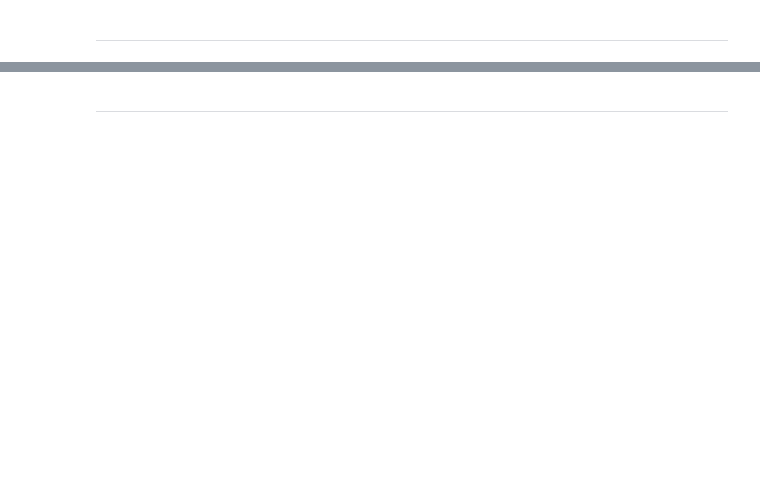
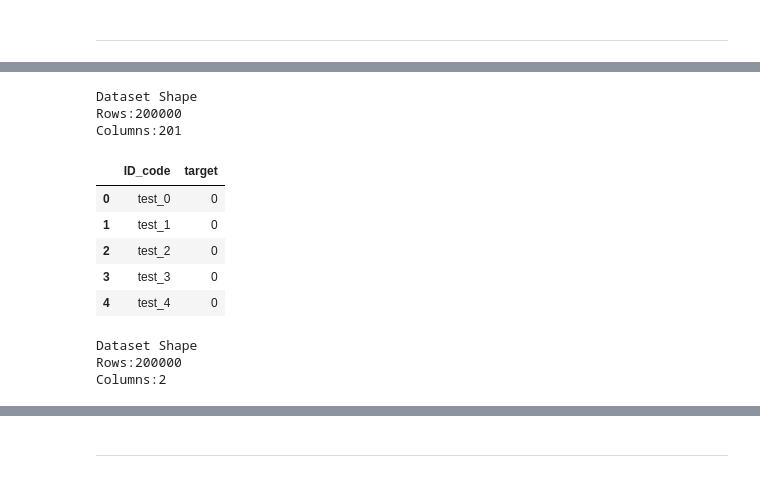
Before and after one commit to Doc1Ft/santander-customer-transaction-prediction, a Jupyter notebook: notebooks/Mike_Notebooks/Final_Notebook_Draft.ipynb, the cells around one changed output, grey strips where cells are left out. Saved outputs shown, nothing was run; the diff lists cells and outputs as text; code cells hidden in the pictures; blank space fills up the shorter version.

```diff
--- a/notebooks/Mike_Notebooks/Final_Notebook_Draft.ipynb
+++ b/notebooks/Mike_Notebooks/Final_Notebook_Draft.ipynb
@@ -35,0 +83,24 @@ import seaborn as sns
+# %%
+print("Dataset Shape\nRows:{0}\nColumns:{1}".format(test_data.shape[0],test_data.shape[1]))
+# %% [output]
+Dataset Shape
+Rows:200000
+Columns:201
+# %%
+# import sample_submission data
+sample_submission_csv_path = os.path.join("..","..","data","sample_submission.csv")
+sample_submission_data = pd.read_csv(sample_submission_csv_path)
+sample_submission_data.head()
+# %% [output]
+|  | ID_code | target |
+| 0 | test_0 | 0 |
+| 1 | test_1 | 0 |
+| 2 | test_2 | 0 |
+| 3 | test_3 | 0 |
+| 4 | test_4 | 0 |
+# %%
+print("Dataset Shape\nRows:{0}\nColumns:{1}".format(sample_submission_data.shape[0],sample_submission_data.shape[1]))
+# %% [output]
+Dataset Shape
+Rows:200000
+Columns:2
```
Also changed, not shown: parts of 26 cells of this notebook.
